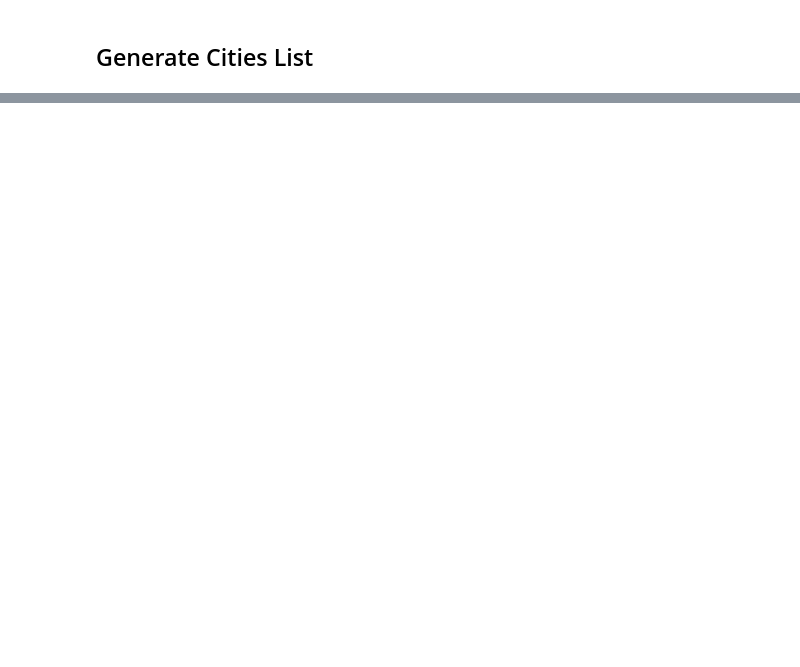
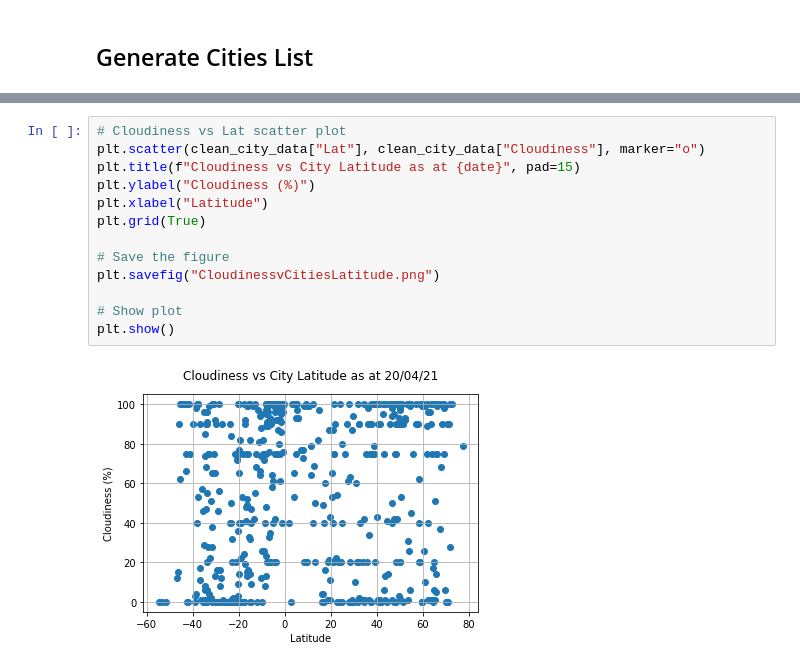
Before and after one commit to FernB/Python_API_Homework, a Jupyter notebook: WeatherPy/WeatherPy.ipynb, the cells around one changed output, grey strips where cells are left out. Drawn from its saved outputs; the diff is of its cells as text; blank space fills up the shorter version.

```diff
--- a/WeatherPy/WeatherPy.ipynb
+++ b/WeatherPy/WeatherPy.ipynb
@@ -411,0 +206,15 @@ plt.show()
+# %%
+# Cloudiness vs Lat scatter plot
+plt.scatter(clean_city_data["Lat"], clean_city_data["Cloudiness"], marker="o")
+plt.title(f"Cloudiness vs City Latitude as at {date}", pad=15)
+plt.ylabel("Cloudiness (%)")
+plt.xlabel("Latitude")
+plt.grid(True)
+
+# Save the figure
+plt.savefig("CloudinessvCitiesLatitude.png")
+
+# Show plot
+plt.show()
+# %% [output]
+[figure, added]
```
Also changed, not shown: parts of 79 cells of this notebook, 23 other files.
